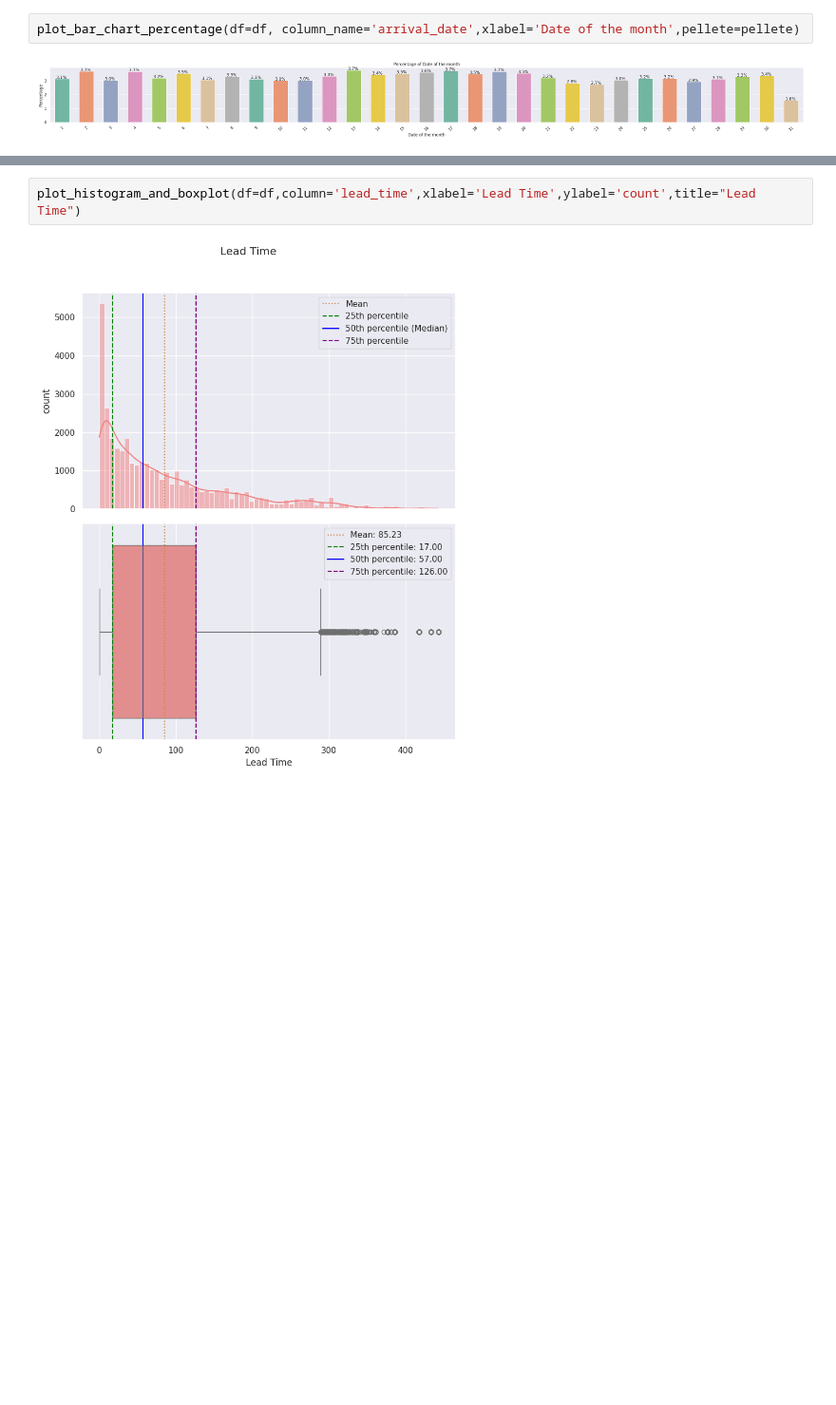
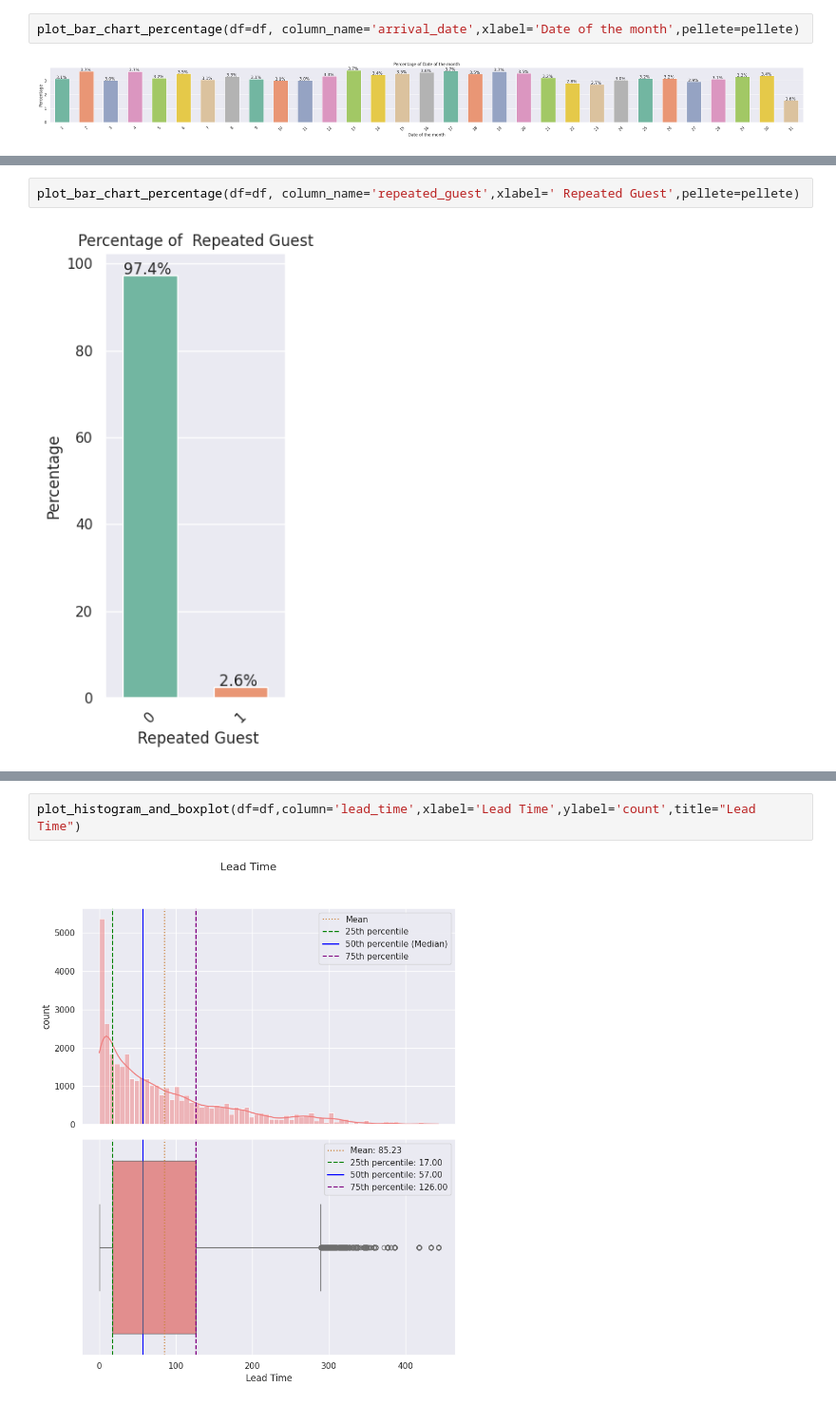
Before and after one commit to Rajesh2015/inn-hotels-bookings, a Jupyter notebook: inn_hotel_bookings_solution.ipynb, the cells around one changed output, grey strips where cells are left out. Shown at 95% size. Cells and saved outputs as stored; diff of their text form; blank space fills up the shorter version.

```diff
--- a/inn_hotel_bookings_solution.ipynb
+++ b/inn_hotel_bookings_solution.ipynb
@@ -560,0 +573,4 @@ plot_bar_chart_percentage(df=df, column_name='arrival_date',xlabel='Date of the
+# %%
+plot_bar_chart_percentage(df=df, column_name='repeated_guest',xlabel=' Repeated Guest',pellete=pellete)
+# %% [output]
+[figure, added]
```
Also changed, not shown: parts of 13 cells of this notebook.
